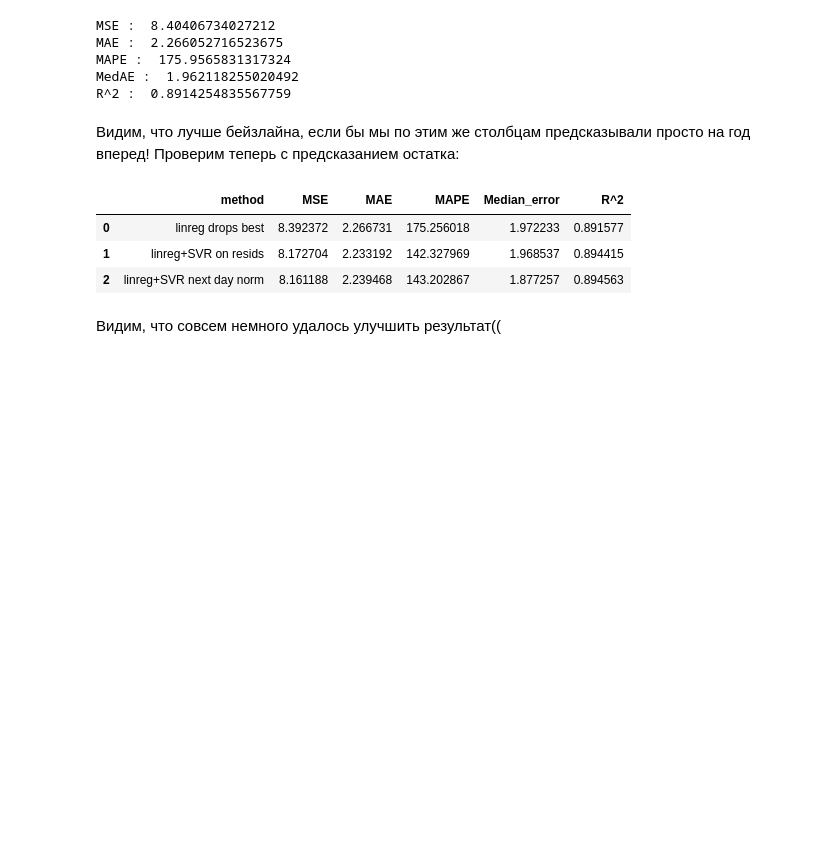
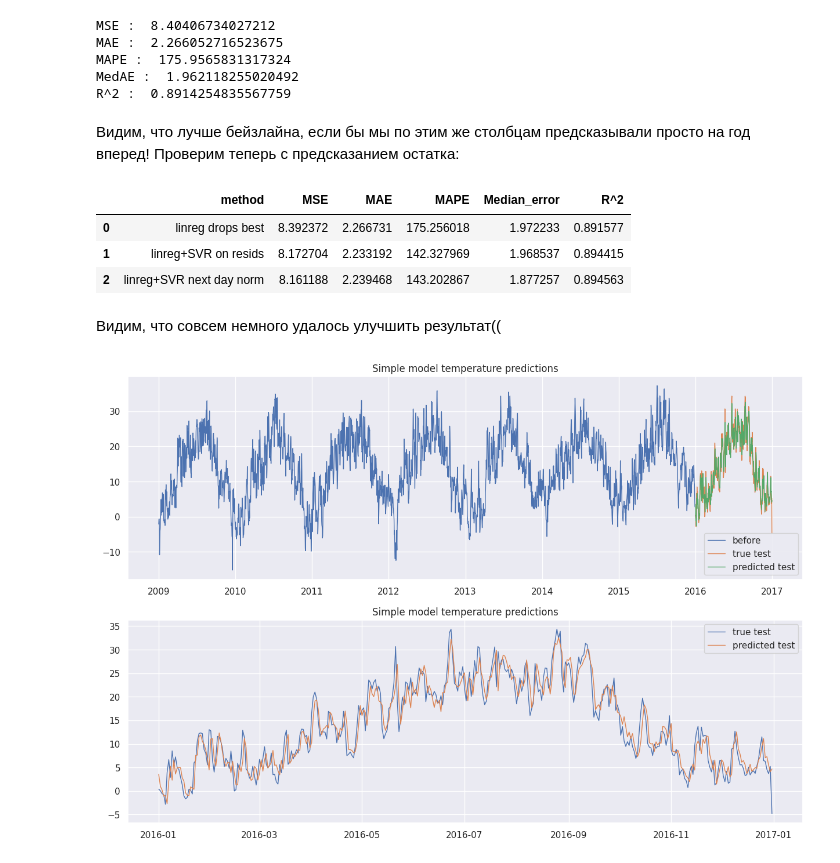
Before and after one commit to rybinsky/TimeSeries, a Jupyter notebook: Weather2.0.ipynb, the cells around one changed output. Saved outputs shown, nothing was run; the diff lists cells and outputs as text; code cells hidden in the pictures; blank space fills up the shorter version.

```diff
--- a/Weather2.0.ipynb
+++ b/Weather2.0.ipynb
@@ -541,3 +541,21 @@ add_results_in_comparison_table('linreg+SVR next day norm', target_test['Target'
 | 2 | linreg+SVR next day norm | 8.161188 | 2.239468 | 143.202867 | 1.877257 | 0.894563 |
 # %% [markdown]
 Видим, что совсем немного удалось улучшить результат((
+# %%
+y_pred = np.array(y_pred).squeeze()
+plt.figure(figsize = (15, 10))
+
+plt.subplot(2, 1, 1)
+plt.title('Simple model temperature predictions')
+plt.plot(df_train.index, target_train, label = 'before', lw = 1)
+plt.plot(df_test.index, target_test, label = 'true test', lw = 1)
+plt.plot(df_test.index, y_pred, label = 'predicted test', lw = 1)
+plt.legend();
+
+plt.subplot(2, 1, 2)
+plt.title('Simple model temperature predictions')
+plt.plot(df_test.index, target_test, label = 'true test', lw = 1)
+plt.plot(df_test.index, y_pred, label = 'predicted test', lw = 1)
+plt.legend();
+# %% [output]
+[figure, added]
```
